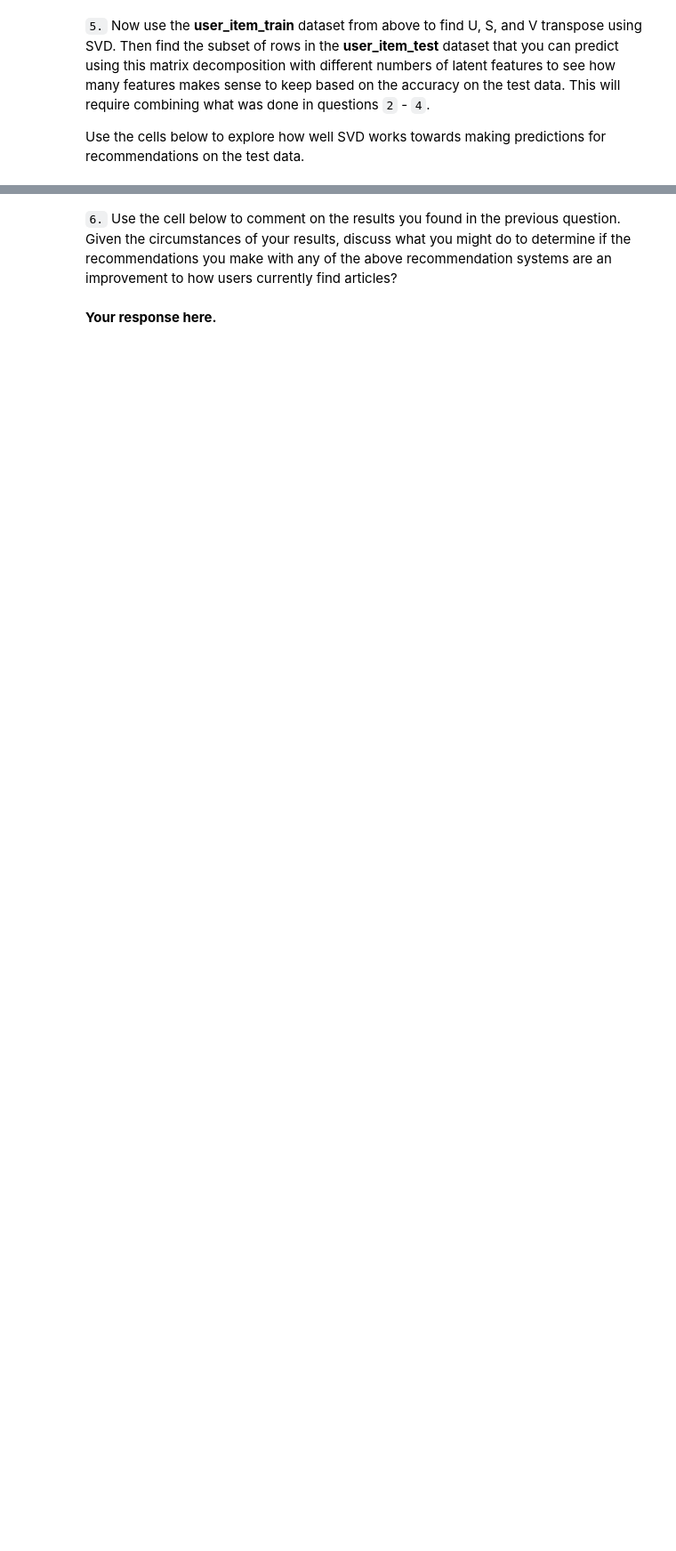
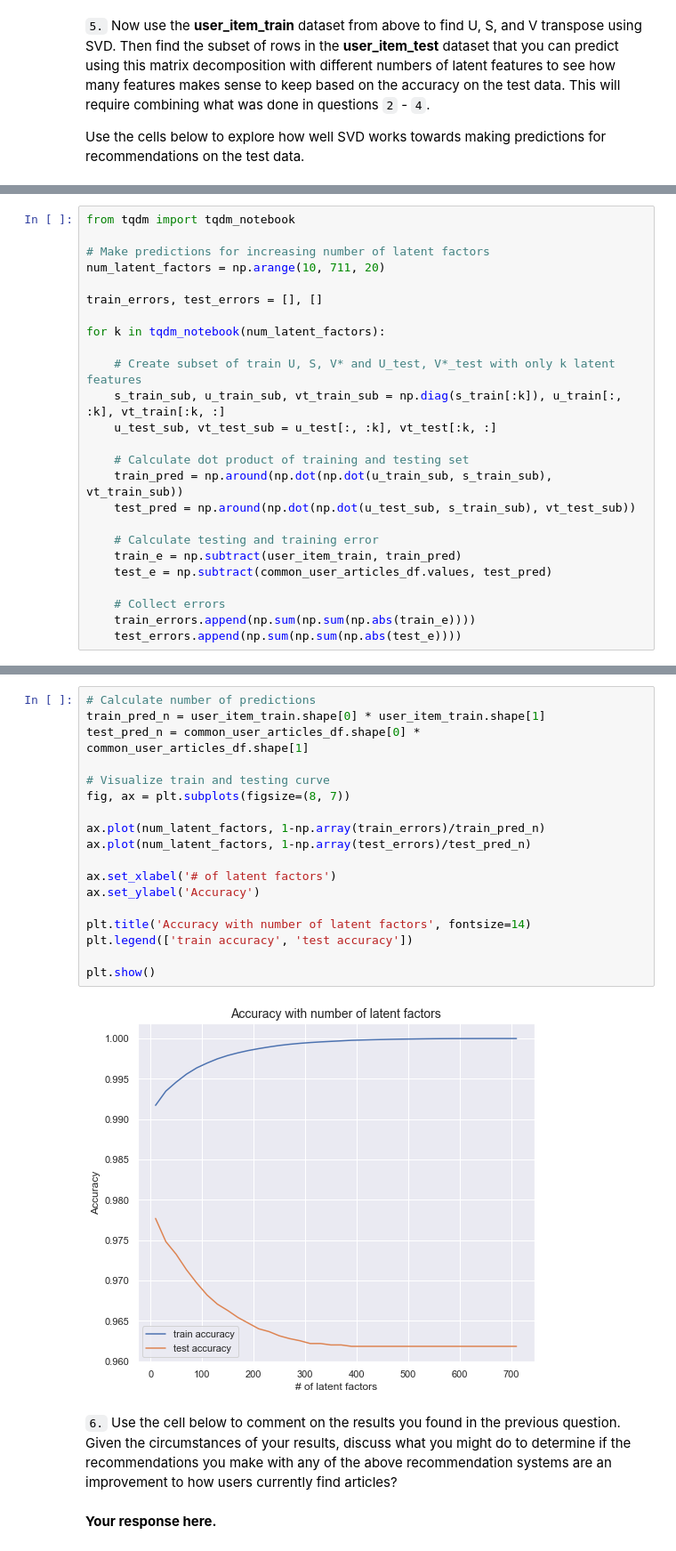
Before and after one commit to huli/dsnd, a Jupyter notebook: recommendations-with-ibm/Recommendations_with_IBM.ipynb, the cells around one changed output, grey strips where cells are left out. Shown at 89% size. Cells and saved outputs as stored; diff of their text form; blank space fills up the shorter version.

Commit message:
Make plot of train and test accuracy

```diff
--- a/recommendations-with-ibm/Recommendations_with_IBM.ipynb
+++ b/recommendations-with-ibm/Recommendations_with_IBM.ipynb
@@ -1052,0 +1051,25 @@ sum_errs
+# %%
+from tqdm import tqdm_notebook
+
+# Make predictions for increasing number of latent factors
+num_latent_factors = np.arange(10, 711, 20)
+
+train_errors, test_errors = [], []
+
+for k in tqdm_notebook(num_latent_factors):
+
+    # Create subset of train U, S, V* and U_test, V*_test with only k latent features
+    s_train_sub, u_train_sub, vt_train_sub = np.diag(s_train[:k]), u_train[:, :k], vt_train[:k, :]
+    u_test_sub, vt_test_sub = u_test[:, :k], vt_test[:k, :]
+
+    # Calculate dot product of training and testing set
+    train_pred = np.around(np.dot(np.dot(u_train_sub, s_train_sub), vt_train_sub))
+    test_pred = np.around(np.dot(np.dot(u_test_sub, s_train_sub), vt_test_sub))
+
+    # Calculate testing and training error
+    train_e = np.subtract(user_item_train, train_pred)
+    test_e = np.subtract(common_user_articles_df.values, test_pred)
+
+    # Collect errors
+    train_errors.append(np.sum(np.sum(np.abs(train_e))))
+    test_errors.append(np.sum(np.sum(np.abs(test_e))))
@@ -1053,3 +1078,23 @@ sum_errs
+# %%
+# Calculate number of predictions
+train_pred_n = user_item_train.shape[0] * user_item_train.shape[1]
+test_pred_n = common_user_articles_df.shape[0] * common_user_articles_df.shape[1]
+
+# Visualize train and testing curve
+fig, ax = plt.subplots(figsize=(8, 7))
+
+ax.plot(num_latent_factors, 1-np.array(train_errors)/train_pred_n)
+ax.plot(num_latent_factors, 1-np.array(test_errors)/test_pred_n)
+
+ax.set_xlabel('# of latent factors')
+ax.set_ylabel('Accuracy')
+
+plt.title('Accuracy with number of latent factors', fontsize=14)
+plt.legend(['train accuracy', 'test accuracy'])
+
+plt.show()
+# %% [output]
+[figure, added]
 # %% [markdown]
 `6.` Use the cell below to comment on the results you found in the previous question. Given the circumstances of your results, discuss what you might do to determine if the recommendations you make with any of the above recommendation systems are an improvement to how users currently find articles?
 # %% [markdown]
```
Also changed, not shown: parts of 6 cells of this notebook.
